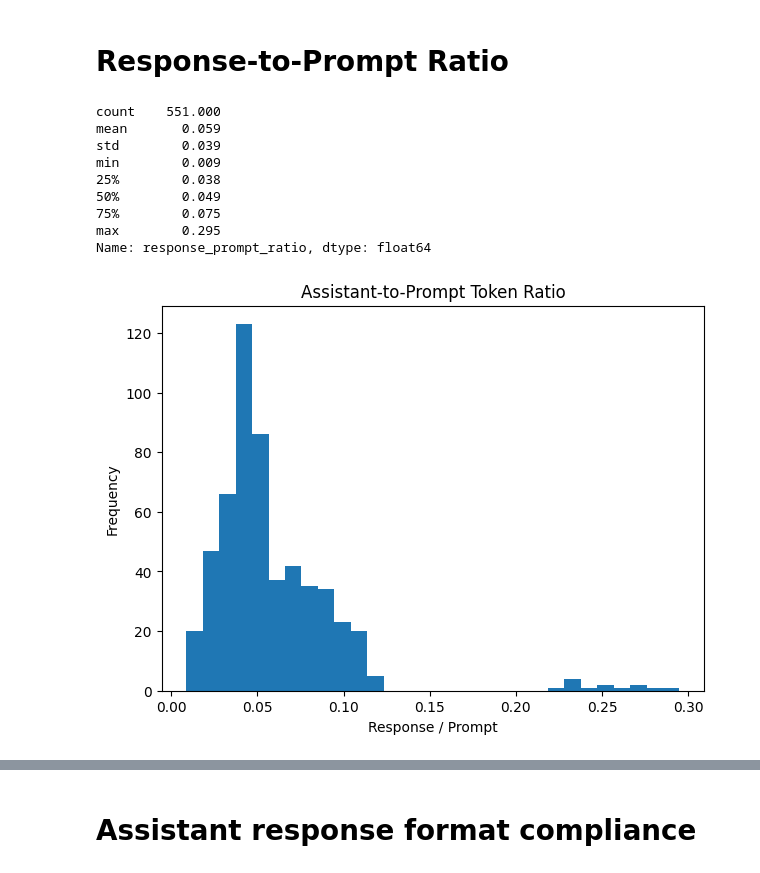
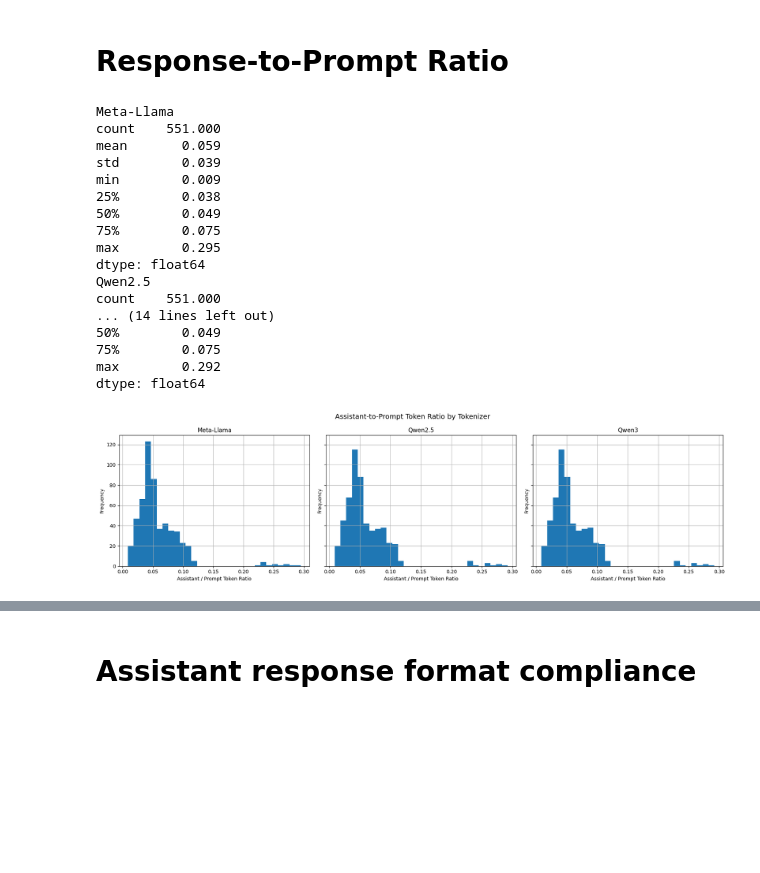
Before and after one commit to AdityaMMantri/Bifrost-Cyber, a Jupyter notebook: Dataset_Stats/blue_eda.ipynb, the cells around one changed output, grey strips where cells are left out. Saved outputs shown, nothing was run; the diff lists cells and outputs as text; code cells hidden in the pictures; blank space fills up the shorter version.

```diff
--- a/Dataset_Stats/blue_eda.ipynb
+++ b/Dataset_Stats/blue_eda.ipynb
@@ -263,19 +329,24 @@ ASSISTANT RESPONSE TOKENIZER COMPARISON
 # %% [markdown]
 # Training Sequence Token Statistics Comparison
 # %%
-results=[]
+results = []
 
-for model_name,tokenizer in tokenizers.items():
+for model_name, tokenizer in tokenizers.items():
 
     print(f"Using Tokenizer: {model_name}")
+
     training_tokens = []
 
     for messages in df["messages"]:
-        formatted_text = tokenizer.apply_chat_template(messages,tokenize=False,add_generation_prompt=False)
-        token_count = len(tokenizer(formatted_text,add_special_tokens=False)["input_ids"])
+
+        formatted_text=tokenizer.apply_chat_template(messages,tokenize=False,add_generation_prompt=False)
+        token_count=len(tokenizer(formatted_text,add_special_tokens=False)["input_ids"])
         training_tokens.append(token_count)
 
-    token_series=pd.Series(training_tokens)
+    prefix=COLUMN_PREFIX[model_name]
+    df[f"{prefix}_training_tokens"]=training_tokens
+
+    token_series = pd.Series(training_tokens)
 
     results.append({
         "Tokenizer": model_name,
@@ -289,9 +360,8 @@ for model_name,tokenizer in tokenizers.items():
         "95%": round(token_series.quantile(0.95),2),
         "99%": round(token_series.quantile(0.99),2)})
 
-comparison=pd.DataFrame(results)
+comparison = pd.DataFrame(results)
 
-print("\n")
 print("=" * 120)
 print("TRAINING SEQUENCE TOKENIZER COMPARISON")
 print("=" * 120)
@@ -496,25 +683,48 @@ Pearson Correlation : 0.3838
 # %% [markdown]
 # Response-to-Prompt Ratio
 # %%
+ratio_columns = {"Meta-Llama": ("llama_prompt_tokens", "llama_assistant_tokens"),
+                 "Qwen2.5": ("qwen25_prompt_tokens", "qwen25_assistant_tokens"),
+                 "Qwen3": ("qwen3_prompt_tokens", "qwen3_assistant_tokens")}
 
-df["response_prompt_ratio"] = (df["assistant_tokens"] / df["prompt_tokens"])
-print(df["response_prompt_ratio"].describe().round(3))
+fig,ax=plt.subplots(1, 3, figsize=(18, 5), sharey=True)
 
-plt.figure(figsize=(7,5))
-plt.hist(df["response_prompt_ratio"], bins=30)
-plt.title("Assistant-to-Prompt Token Ratio")
-plt.xlabel("Response / Prompt")
-plt.ylabel("Frequency")
+for axis,(model_name, (prompt_col, assistant_col)) in zip(ax, ratio_columns.items()):
+    ratio = df[assistant_col] / df[prompt_col]
+    print(model_name)
+    print(ratio.describe().round(3))
+    axis.hist(ratio, bins=30)
+    axis.set_title(model_name)
+    axis.set_xlabel("Assistant / Prompt Token Ratio")
+    axis.set_ylabel("Frequency")
+    axis.grid(True)
+
+plt.suptitle("Assistant-to-Prompt Token Ratio by Tokenizer", fontsize=14)
+plt.tight_layout()
 plt.show()
+
+df["llama_response_prompt_ratio"] = (df["llama_assistant_tokens"]/df["llama_prompt_tokens"])
+
+df["qwen25_response_prompt_ratio"] = (df["qwen25_assistant_tokens"]/df["qwen25_prompt_tokens"])
+
+df["qwen3_response_prompt_ratio"] = (df["qwen3_assistant_tokens"]/df["qwen3_prompt_tokens"])
 # %% [output]
+Meta-Llama
 count    551.000
 mean       0.059
 std        0.039
 min        0.009
 25%        0.038
 50%        0.049
 75%        0.075
 max        0.295
-Name: response_prompt_ratio, dtype: float64
+dtype: float64
+Qwen2.5
+count    551.000
+... (14 lines left out)
+50%        0.049
+75%        0.075
+max        0.292
+dtype: float64
-[figure, old version]
+[figure, new version]
 # %%
```
Also changed, not shown: parts of 23 cells of this notebook, 2 other files.
